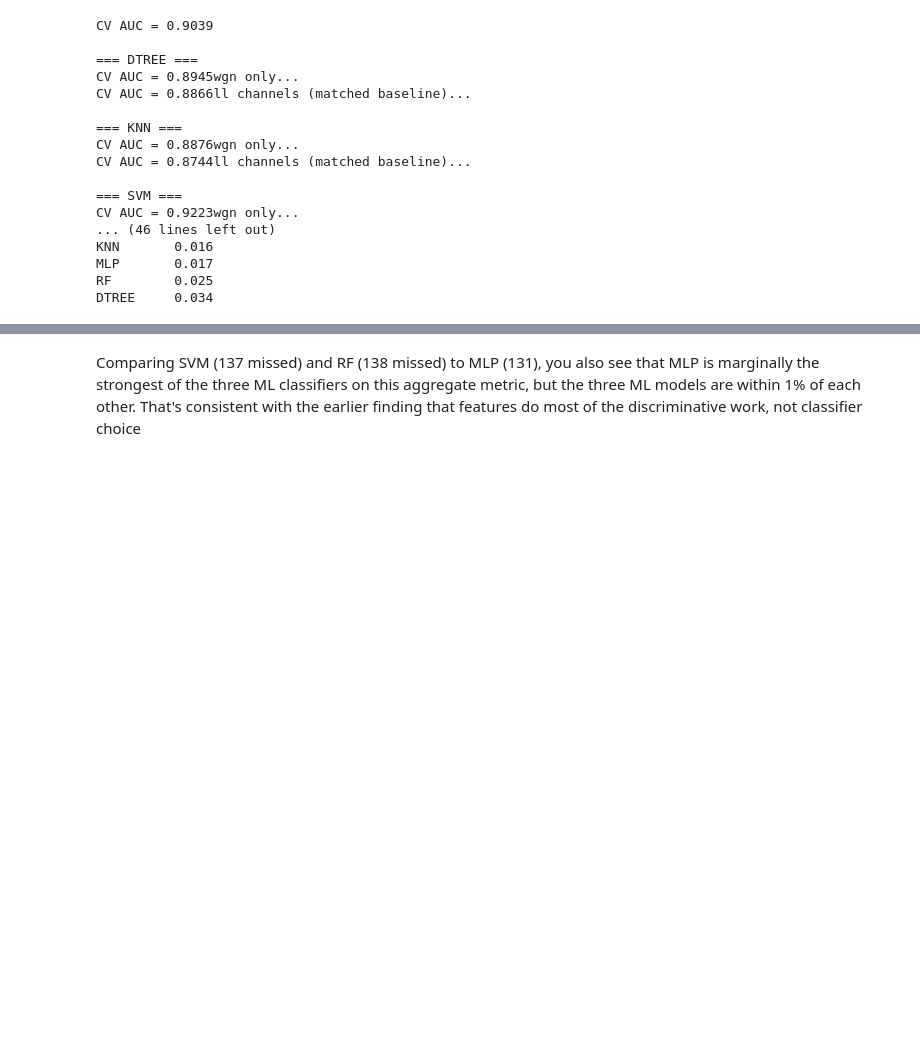
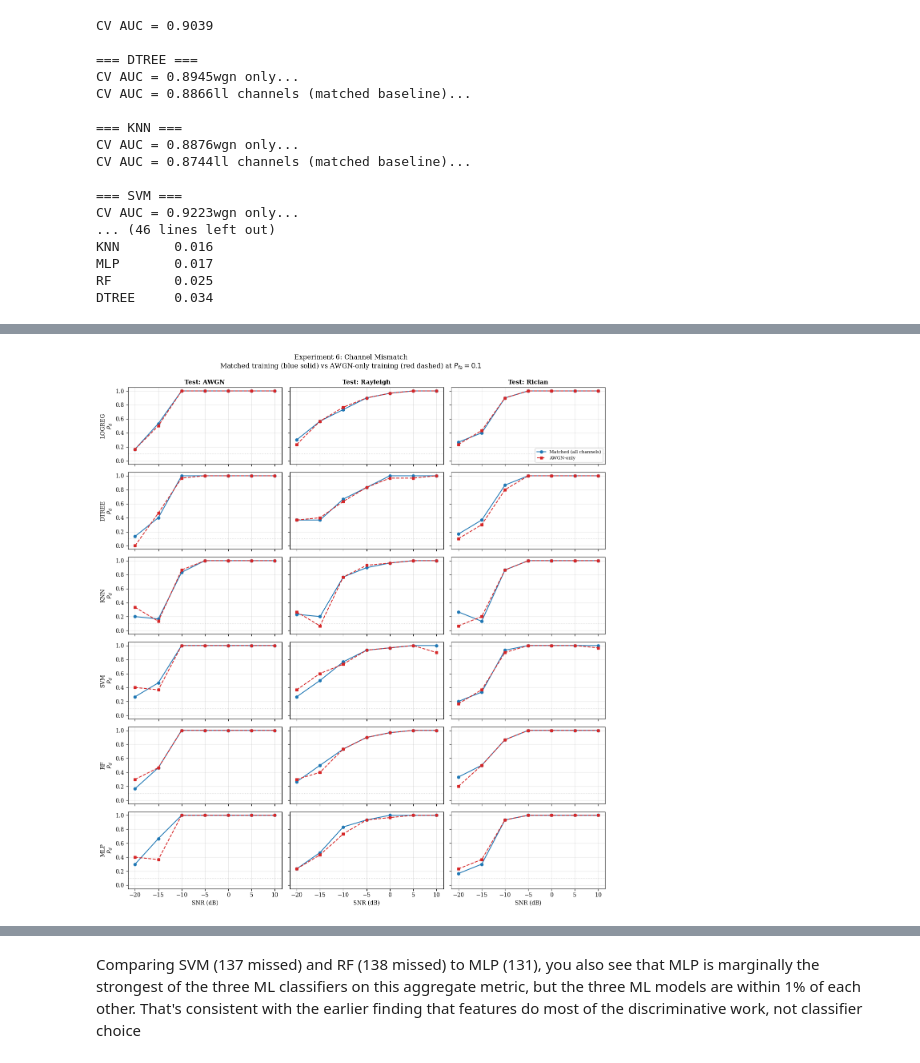
Before and after one commit to TherealJayDev/robust-ml-spectrum-sensing, a Jupyter notebook: notebook.ipynb, the cells around one changed output, grey strips where cells are left out. Drawn from its saved outputs; the diff is of its cells as text; code cells hidden in the pictures; blank space fills up the shorter version.

```diff
--- a/notebook.ipynb
+++ b/notebook.ipynb
@@ -1981,23 +1981,81 @@ MLP       0.017
 RF        0.025
 DTREE     0.034
 # %%
-fig, axes = plt.subplots(1, 3, figsize=(15, 4.5), sharey=True)
-for ax, tch in zip(axes, ["awgn","rayleigh","rician"]):
-    sub = mismatch[mismatch.test_channel == tch]
-    for model in ["SVM","RF","MLP"]:
-        m_matched  = sub[(sub.model==model) & (sub.training=="matched")].sort_values("snr_db")
-        m_mismatch = sub[(sub.model==model) & (sub.training=="awgn_only")].sort_values("snr_db")
-        ax.plot(m_matched.snr_db,  m_matched.Pd,  marker="o", linestyle="-",
-                label=f"{model} matched", linewidth=2, markersize=6)
-        ax.plot(m_mismatch.snr_db, m_mismatch.Pd, marker="x", linestyle="--",
-                label=f"{model} AWGN-only", linewidth=1.8, markersize=8, alpha=0.75)
-    ax.set_title(f"tested on {tch.upper()}")
-    ax.set_xlabel("SNR (dB)")
-    ax.grid(True, alpha=0.3); ax.set_ylim(-0.02, 1.05)
-    ax.axhline(0.1, color="k", ls=":", lw=0.7, alpha=0.5)
-axes[0].set_ylabel("Pd at Pfa = 0.1")
-axes[0].legend(loc="lower right", fontsize=8)
-plt.suptitle("Channel mismatch: AWGN-only training vs matched training", y=1.02)
-plt.tight_layout()
-plt.savefig("outputs/figures/channel_mismatch.png", dpi=110, bbox_inches="tight")
+# Cell: Plot Experiment 6 channel mismatch
+# Layout: 6 rows (one per model) x 3 columns (one per test channel).
+# Each panel shows two lines: matched training vs AWGN-only training.
+# Same design as Figure 4.4 in the FYP report, extended to 6 models.
+
+import matplotlib.pyplot as plt
+import pandas as pd
+from pathlib import Path
+
+df = pd.read_csv("outputs/tables/channel_mismatch.csv")
+print(f"Loaded {len(df)} rows")
+
+plt.rcParams['font.family'] = 'serif'
+plt.rcParams['font.size'] = 10
+
+# Design decisions:
+# - 6x3 grid so each classifier gets its own row of three test-channel panels
+# - Solid blue = matched training (all channels): conveys "reliable baseline"
+# - Dashed red = AWGN-only training: conveys "regime being tested"
+# - Same convention as Figure 4.4 in your FYP so readers familiar with the
+#   original report can compare directly.
+MATCHED_STYLE  = {'color': 'tab:blue', 'linestyle': '-',  'marker': 'o', 'lw': 1.5, 'ms': 5}
+MISMATCH_STYLE = {'color': 'tab:red',  'linestyle': '--', 'marker': 's', 'lw': 1.5, 'ms': 5}
+
+MODEL_ORDER = ['LOGREG', 'DTREE', 'KNN', 'SVM', 'RF', 'MLP']
+CHANNELS = [('awgn', 'AWGN'), ('rayleigh', 'Rayleigh'), ('rician', 'Rician')]
+
+fig, axes = plt.subplots(len(MODEL_ORDER), len(CHANNELS),
+                          figsize=(13, 14),
+                          sharex=True, sharey=True)
+
+for i, model in enumerate(MODEL_ORDER):
+    for j, (ch_key, ch_label) in enumerate(CHANNELS):
+        ax = axes[i, j]
+
+        subset = df[(df['model'] == model) & (df['test_channel'] == ch_key)]
+
+        matched = subset[subset['training'] == 'matched'].sort_values('snr_db')
+        awgn_only = subset[subset['training'] == 'awgn_only'].sort_values('snr_db')
+
+        ax.plot(matched['snr_db'], matched['Pd'],
+                label='Matched (all channels)', **MATCHED_STYLE)
+        ax.plot(awgn_only['snr_db'], awgn_only['Pd'],
+                label='AWGN-only', **MISMATCH_STYLE)
+
+        # Reference line at Pfa = 0.1 (random-guess floor)
+        ax.axhline(y=0.1, color='gray', linestyle=':', alpha=0.5, linewidth=0.8)
+
+        ax.set_ylim(-0.05, 1.05)
+        ax.grid(True, alpha=0.3)
+
+        # Column titles on top row only
+        if i == 0:
+            ax.set_title(f'Test: {ch_label}', fontsize=11, fontweight='bold')
+        # Row labels on leftmost column only
+        if j == 0:
+            ax.set_ylabel(f'{model}\n$P_d$', fontsize=10)
+        # X labels on bottom row only
+        if i == len(MODEL_ORDER) - 1:
+            ax.set_xlabel('SNR (dB)')
+        # Legend on top-right panel only (avoid clutter)
+        if i == 0 and j == len(CHANNELS) - 1:
+            ax.legend(loc='lower right', fontsize=8, framealpha=0.9)
+
+fig.suptitle(
+    'Experiment 6: Channel Mismatch\n'
+    'Matched training (blue solid) vs AWGN-only training (red dashed) at $P_{fa} = 0.1$',
+    fontsize=12, y=0.995,
+)
+fig.tight_layout()
+
+output_path = Path("outputs/figures/channel_mismatch.png")
+output_path.parent.mkdir(parents=True, exist_ok=True)
+fig.savefig(output_path, dpi=150, bbox_inches='tight')
 plt.show()
+plt.close(fig)
+print(f"\nSaved: {output_path}")
+# %% [output]
@@ -2003,0 +2063 @@ plt.show()
+[figure, added]
```
Also changed, not shown: parts of 6 cells of this notebook.
